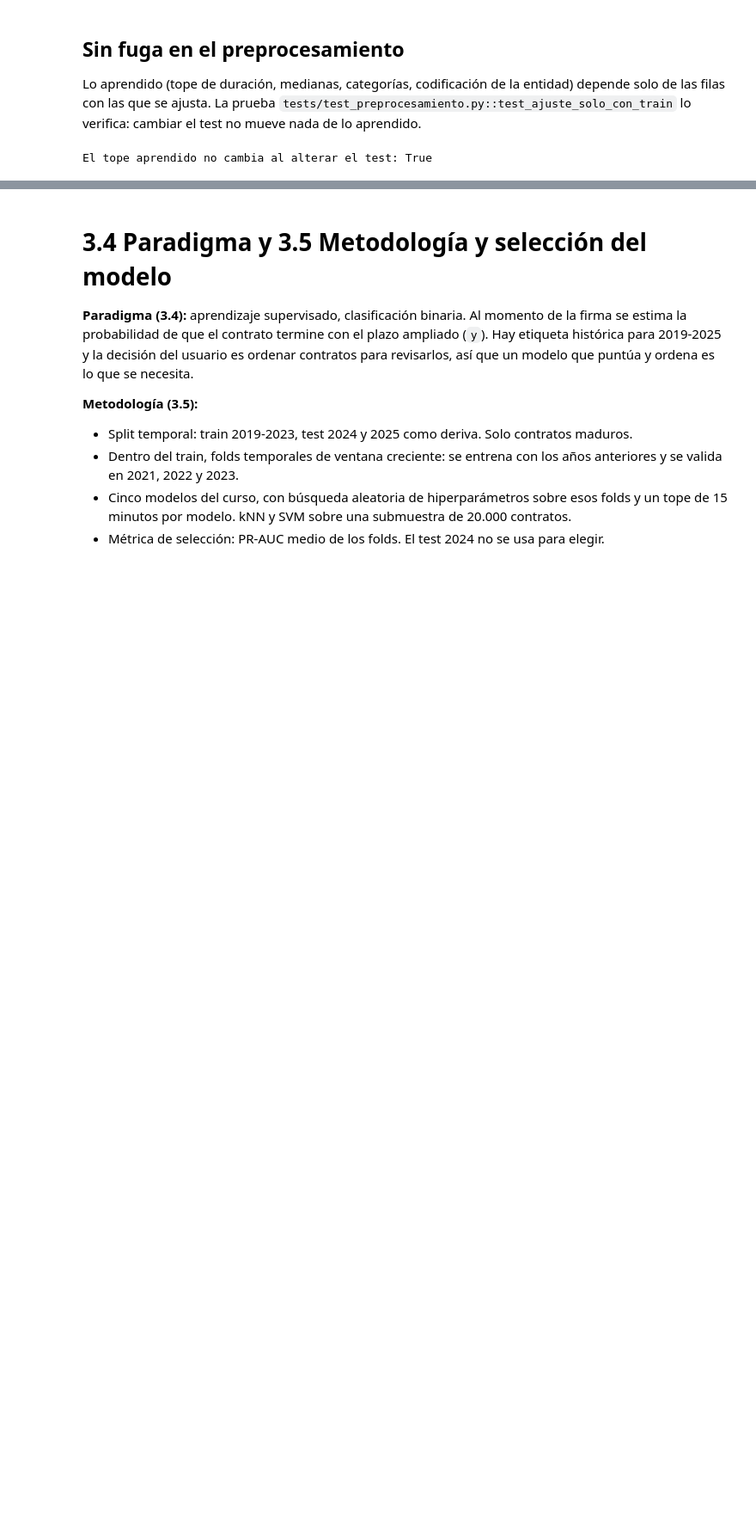
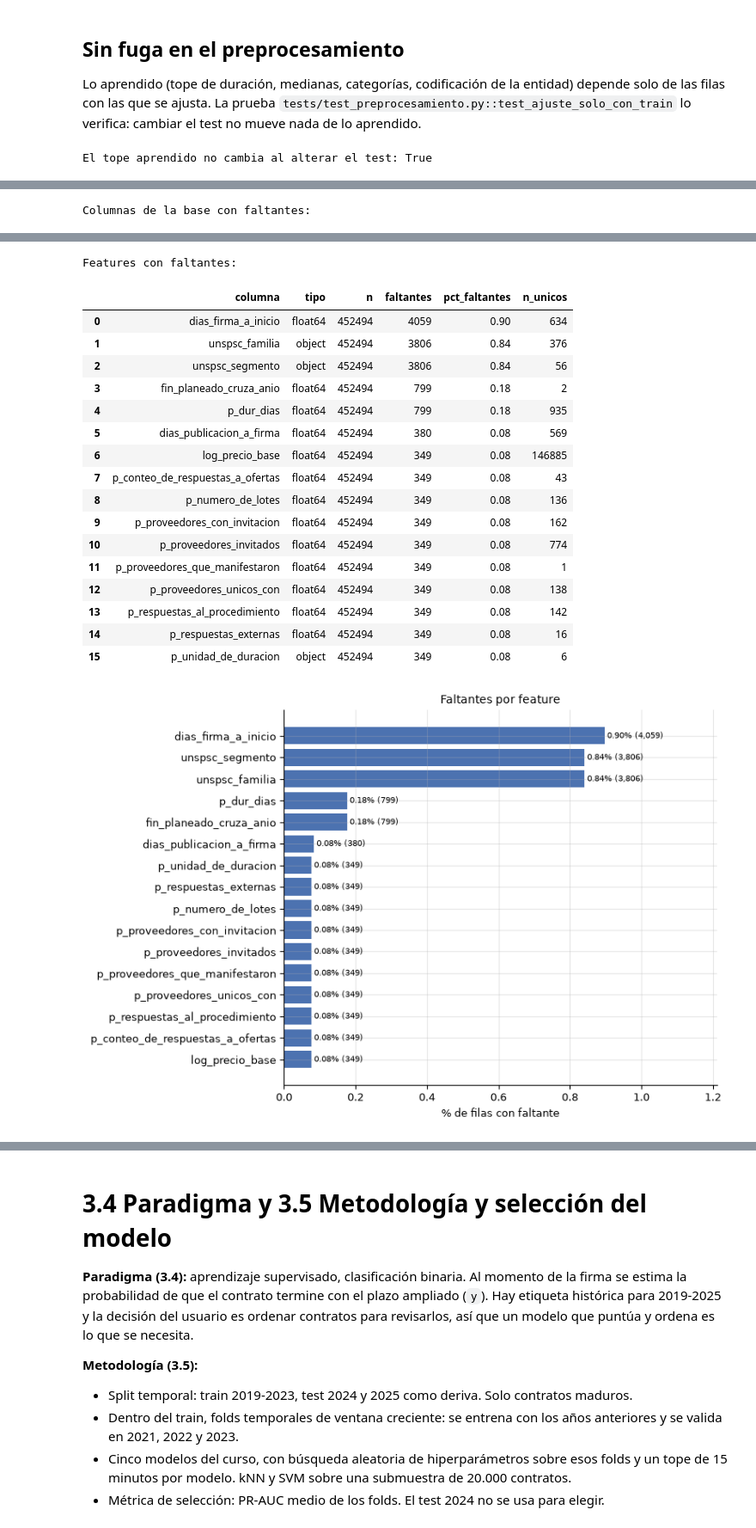
Before and after one commit to kepabonsaeafit/fundamentos-aa-2026, a Jupyter notebook: final-project/model_development.ipynb, the cells around one changed output, grey strips where cells are left out. Shown at 86% size. Drawn from its saved outputs; the diff is of its cells as text; code cells hidden in the pictures; blank space fills up the shorter version.

```diff
--- a/final-project/model_development.ipynb
+++ b/final-project/model_development.ipynb
@@ -209,0 +266,24 @@ El EDA profundo (gráficas y narrativa de H1-H7, etiqueta, censura, deriva y fug
+# %%
+from src.base import validar_esquema
+
+# Estilo del EDA; al final de 3.3 se restauran los valores de antes para no cambiar las demás secciones.
+CLAVES_RC = ("figure.figsize", "axes.grid", "grid.alpha", "axes.spines.top", "axes.spines.right",
+             "font.size", "axes.titlesize", "axes.labelsize", "legend.fontsize")
+RC_PREVIO = {k: plt.rcParams[k] for k in CLAVES_RC}
+eda.config_graficas()
+pd.set_option("display.float_format", lambda x: f"{x:,.2f}")
+
+
+def mostrar_tabla(id_tabla, titulo, tabla):
+    """Muestra una tabla con el ID con que la citan las interpretaciones."""
+    display(Markdown(f"**Tabla {id_tabla}.** {titulo}"))
+    display(tabla)
+
+
+meta_base = json.loads(BASE_V1.with_suffix(".meta.json").read_text(encoding="utf-8"))
+validar_esquema(base)
+
+print("base:", base.shape, "| features:", X.shape)
+print("version:", meta_base["version"], "| corte:", meta_base["fechas_de_corte"]["fecha_de_corte_de_la_censura"])
+print("anios:", sorted(base["anio_firma"].unique().tolist()))
+print("entidades:", base["nit_entidad"].nunique(), "| maduros:", round(100 * base["eval_madura"].mean(), 1), "%")
@@ -209,0 +323,13 @@ El EDA profundo (gráficas y narrativa de H1-H7, etiqueta, censura, deriva y fug
+# %%
+cols_base = [c for c in base.columns if c not in ["id_contrato", "proceso_de_compra"]]
+faltantes_base = eda.resumen_faltantes(base, cols_base)
+faltantes_x = eda.resumen_faltantes(X, F.FEATURES)
+
+print("Columnas de la base con faltantes:")
+display(faltantes_base[faltantes_base["faltantes"] > 0])
+print("Features con faltantes:")
+display(faltantes_x[faltantes_x["faltantes"] > 0])
+eda.graficar_faltantes(faltantes_x, titulo="Faltantes por feature")
+plt.show()
+# %% [output]
+Columnas de la base con faltantes:
@@ -209,0 +353,19 @@ El EDA profundo (gráficas y narrativa de H1-H7, etiqueta, censura, deriva y fug
+Features con faltantes:
+|  | columna | tipo | n | faltantes | pct_faltantes | n_unicos |
+| 0 | dias_firma_a_inicio | float64 | 452494 | 4059 | 0.90 | 634 |
+| 1 | unspsc_familia | object | 452494 | 3806 | 0.84 | 376 |
+| 2 | unspsc_segmento | object | 452494 | 3806 | 0.84 | 56 |
+| 3 | fin_planeado_cruza_anio | float64 | 452494 | 799 | 0.18 | 2 |
+| 4 | p_dur_dias | float64 | 452494 | 799 | 0.18 | 935 |
+| 5 | dias_publicacion_a_firma | float64 | 452494 | 380 | 0.08 | 569 |
+| 6 | log_precio_base | float64 | 452494 | 349 | 0.08 | 146885 |
+| 7 | p_conteo_de_respuestas_a_ofertas | float64 | 452494 | 349 | 0.08 | 43 |
+| 8 | p_numero_de_lotes | float64 | 452494 | 349 | 0.08 | 136 |
+| 9 | p_proveedores_con_invitacion | float64 | 452494 | 349 | 0.08 | 162 |
+| 10 | p_proveedores_invitados | float64 | 452494 | 349 | 0.08 | 774 |
+| 11 | p_proveedores_que_manifestaron | float64 | 452494 | 349 | 0.08 | 1 |
+| 12 | p_proveedores_unicos_con | float64 | 452494 | 349 | 0.08 | 138 |
+| 13 | p_respuestas_al_procedimiento | float64 | 452494 | 349 | 0.08 | 142 |
+| 14 | p_respuestas_externas | float64 | 452494 | 349 | 0.08 | 16 |
+| 15 | p_unidad_de_duracion | object | 452494 | 349 | 0.08 | 6 |
+[figure, added]
```
Also changed, not shown: parts of 137 cells of this notebook.
